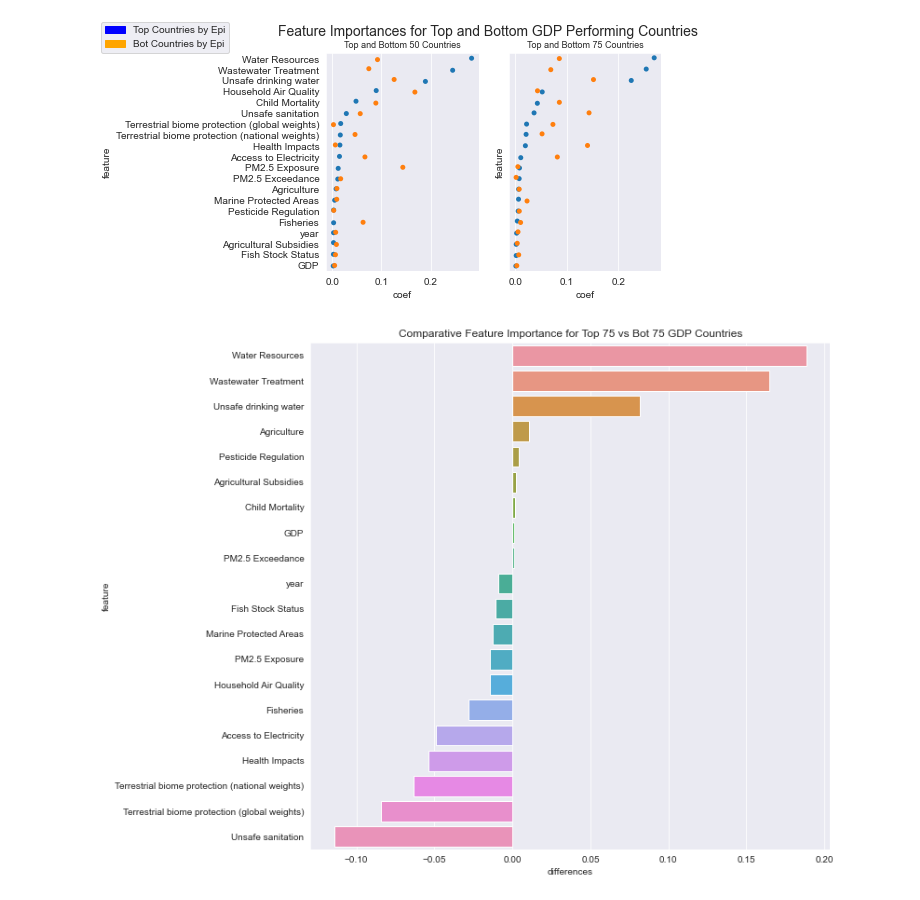
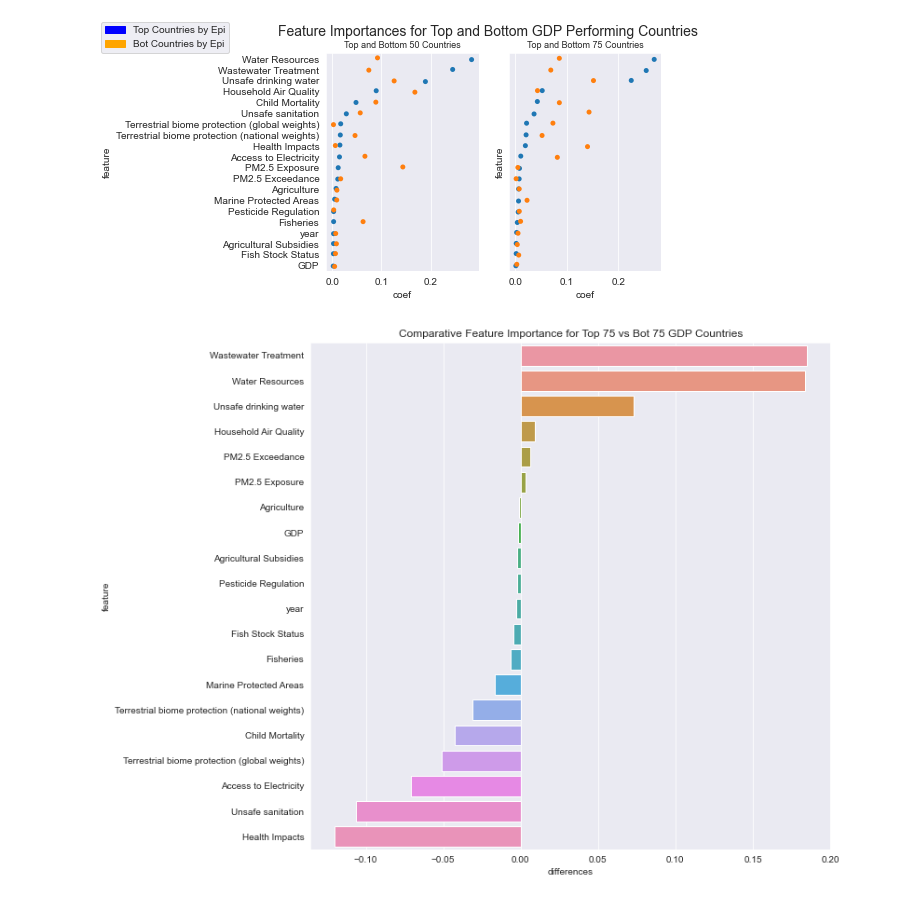
Before and after one commit to Avanyali/EPIDemographicModel, a Jupyter notebook: Step4b_Dan_ModelingByCountryGroups.ipynb, the cells around one changed output. Saved outputs shown, nothing was run; the diff lists cells and outputs as text; code cells hidden in the pictures.

```diff
--- a/Step4b_Dan_ModelingByCountryGroups.ipynb
+++ b/Step4b_Dan_ModelingByCountryGroups.ipynb
@@ -1353,10 +1353,10 @@ plt.savefig('./images/CountryGDPExtraTrees/GDP_Feature_Importance_Top_vs_bot_sid
 overall_GDP = make_differences_df(gdp_top_bot_75,75)
 # %%
 plt.figure(figsize=(10,10))
-sns.barplot(data=overall,
+sns.barplot(data=overall_GDP,
            x='differences',
            y='feature')
 plt.title('Comparative Feature Importance for Top 75 vs Bot 75 GDP Countries');
 plt.savefig('./images/CountryGDPExtraTrees/GDP_Feature_Importance_difference_75', bbox_inches='tight')
 # %% [output]
-[figure, old version]
+[figure, new version]
```
Also changed, not shown: parts of 27 cells of this notebook, 49 other files.
